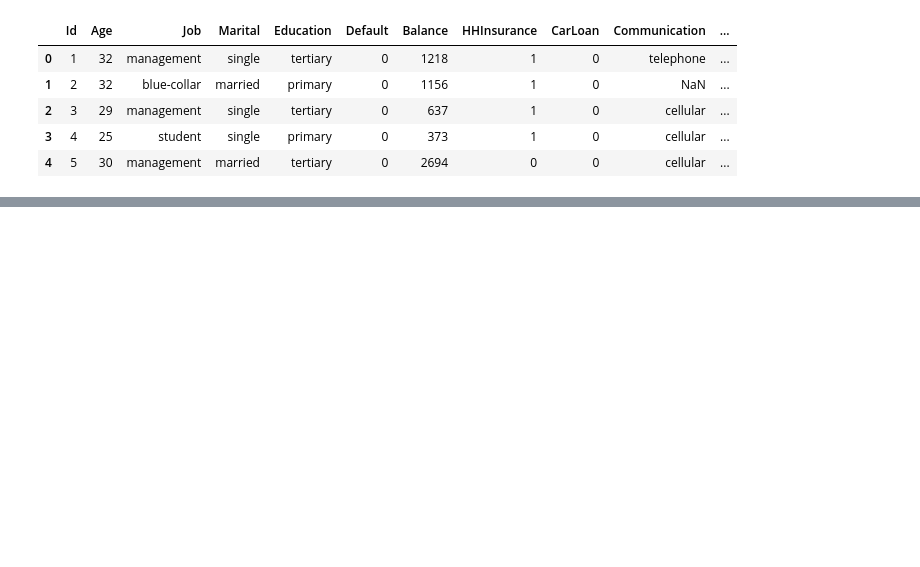
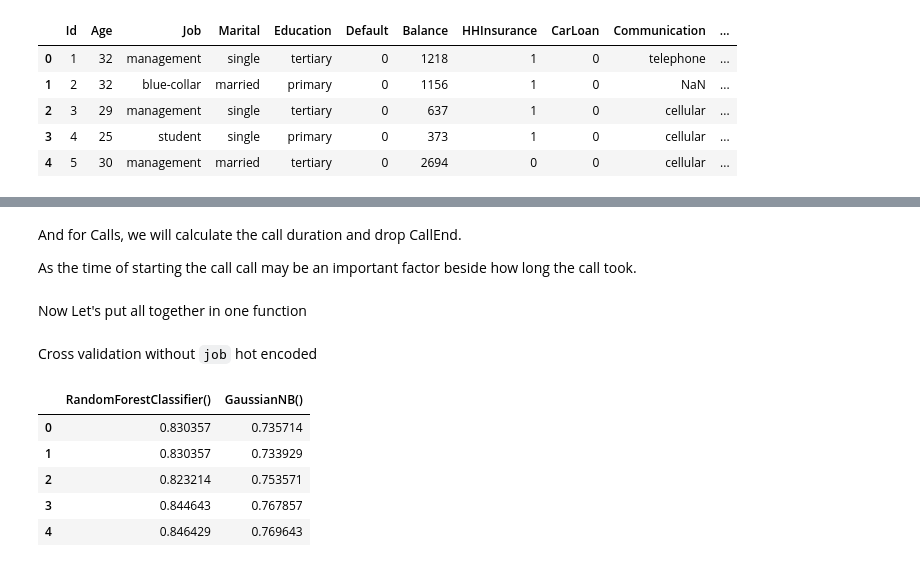
Before and after one commit to SaadBadr/car-insurance-cold-calls, a Jupyter notebook: car-insurance.ipynb, the cells around one changed output, grey strips where cells are left out. Cells and saved outputs as stored; diff of their text form; code cells hidden in the pictures; blank space fills up the shorter version.

```diff
--- a/car-insurance.ipynb
+++ b/car-insurance.ipynb
@@ -588,0 +194,9 @@ out
+# %%
+from sklearn.preprocessing import LabelBinarizer
+
+jobs_available = X_train['Job'].unique()
+# remove nans from the list
+jobs_available= list(filter(lambda v: v==v, jobs_available))
+# fit enocder
+jobs_encoder = LabelBinarizer()
+jobs_encoder.fit(jobs_available)
@@ -588,0 +254,16 @@ out
+# %% [markdown]
+And for Calls, we will calculate the call duration and drop CallEnd.
+
+As the time of starting the call call may be an important factor beside how long the call took.
+# %%
+def preprocessCallTime(X):
+    X = X.copy()
+    X['CallEnd'] = pd.to_datetime(X['CallEnd'],  infer_datetime_format=True)
+    X['CallStart'] = pd.to_datetime(X['CallStart'],  infer_datetime_format=True)
+    X['CallDuration'] = X['CallEnd'] - X['CallStart']
+    X['CallDuration'] = (X['CallDuration'].values.astype(np.longlong)/1e9).astype(int)
+    X['CallStart'] = X['CallStart'].apply(lambda x: int(x.strftime("%H")))
+    X.drop('CallEnd', axis=1, inplace=True)
+    return X
+# %% [markdown]
+Now Let's put all together in one function
@@ -588,0 +301,35 @@ out
+# %%
+from statistics import median
+from sklearn.model_selection import cross_val_score
+
+def cross_val_classifiers(X, Y, clfs, labels=None):
+    scores = []
+    best_median_score = 0
+    for i in range(len(clfs)):
+        score = cross_val_score(clfs[i], X, Y)
+        scores.append(score)
+        m = median(score)
+        if m > best_median_score:
+            best_median_score = m
+
+    if labels is None:
+        labels = clfs
+
+    scores_df = pd.DataFrame(columns=labels, data=np.array(scores).T)
+    return scores_df
+# %% [markdown]
+Cross validation without `job` hot encoded
+# %%
+from sklearn.ensemble import RandomForestClassifier
+from sklearn.naive_bayes import GaussianNB
+
+
+X_job_o = preprocessing(X_train, job_hot_encoding=False)
+cross_val_classifiers(X_job_o, y_train, [RandomForestClassifier(), GaussianNB()], labels=None)
+# %% [output]
+|  | RandomForestClassifier() | GaussianNB() |
+| 0 | 0.830357 | 0.735714 |
+| 1 | 0.830357 | 0.733929 |
+| 2 | 0.823214 | 0.753571 |
+| 3 | 0.844643 | 0.767857 |
+| 4 | 0.846429 | 0.769643 |
```
Also changed, not shown: parts of 115 cells of this notebook.
